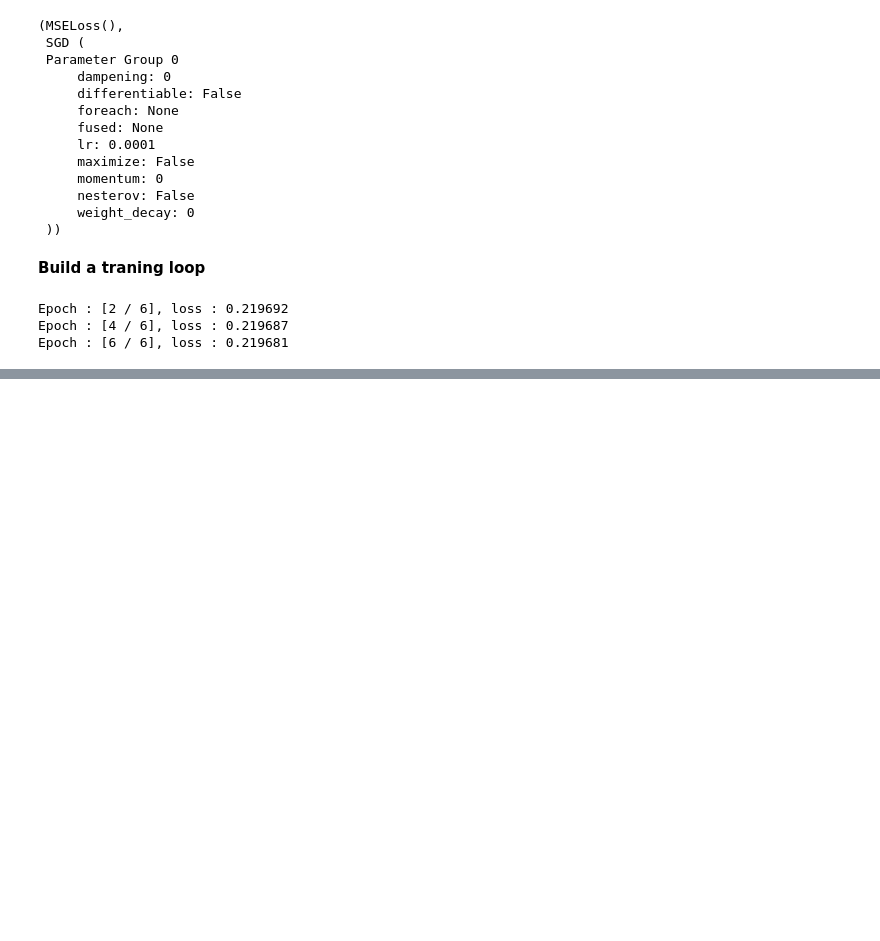
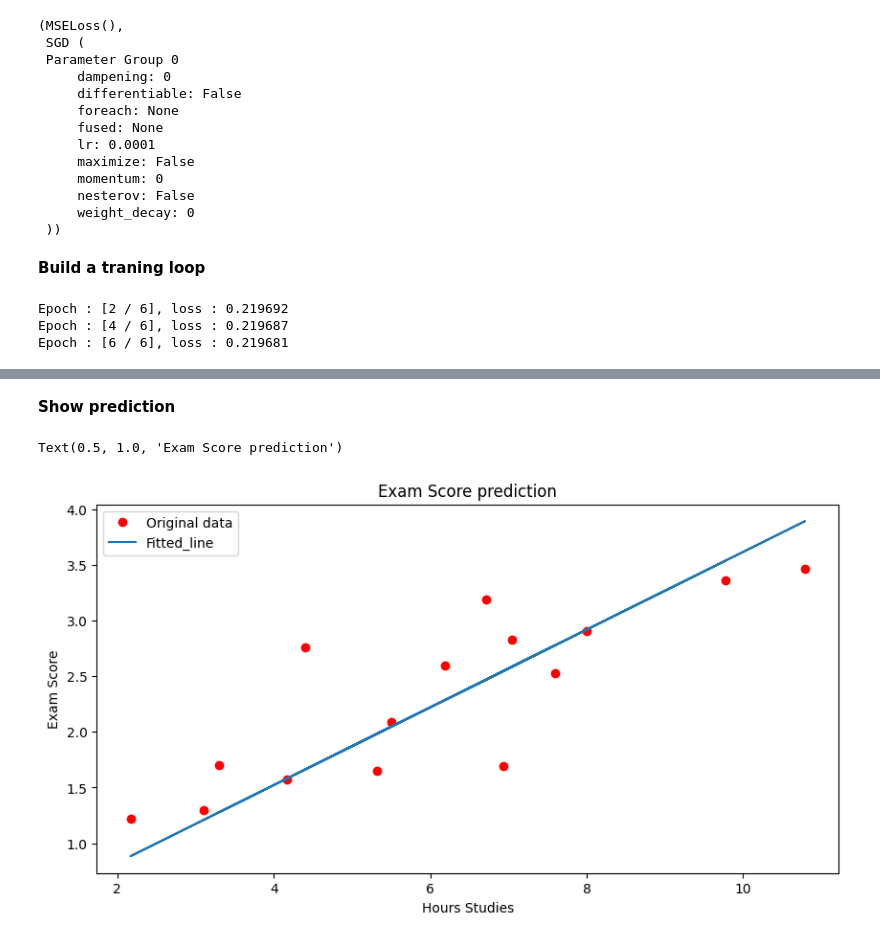
Before and after one commit to HRashidLiaquat/lessons-learned, a Jupyter notebook: RegressionProject.ipynb, the cells around one changed output, grey strips where cells are left out. Drawn from its saved outputs; the diff is of its cells as text; code cells hidden in the pictures; blank space fills up the shorter version.

Commit message:
Show prediction after model traning

```diff
--- a/RegressionProject.ipynb
+++ b/RegressionProject.ipynb
@@ -182,0 +185,5 @@ Epoch : [6 / 6], loss : 0.219681
+# %%
+model.eval()
+with torch.no_grad():
+  prediction=model(x_train)
+prediction.data.numpy()
@@ -182,0 +226,13 @@ Epoch : [6 / 6], loss : 0.219681
+# %% [markdown]
+**Show prediction**
+# %%
+fig=plt.figure(figsize = (10, 5))
+plt.plot(x_train.numpy(), y_train.numpy(), 'ro', label = 'Original data')
+plt.plot(x_train.numpy(),prediction, label = 'Fitted_line')
+plt.xlabel('Hours Studies')
+plt.ylabel('Exam Score')
+plt.legend()
+plt.title('Exam Score prediction')
+# %% [output]
+Text(0.5, 1.0, 'Exam Score prediction')
+[figure, added]
```
Also changed, not shown: parts of 3 cells of this notebook.
